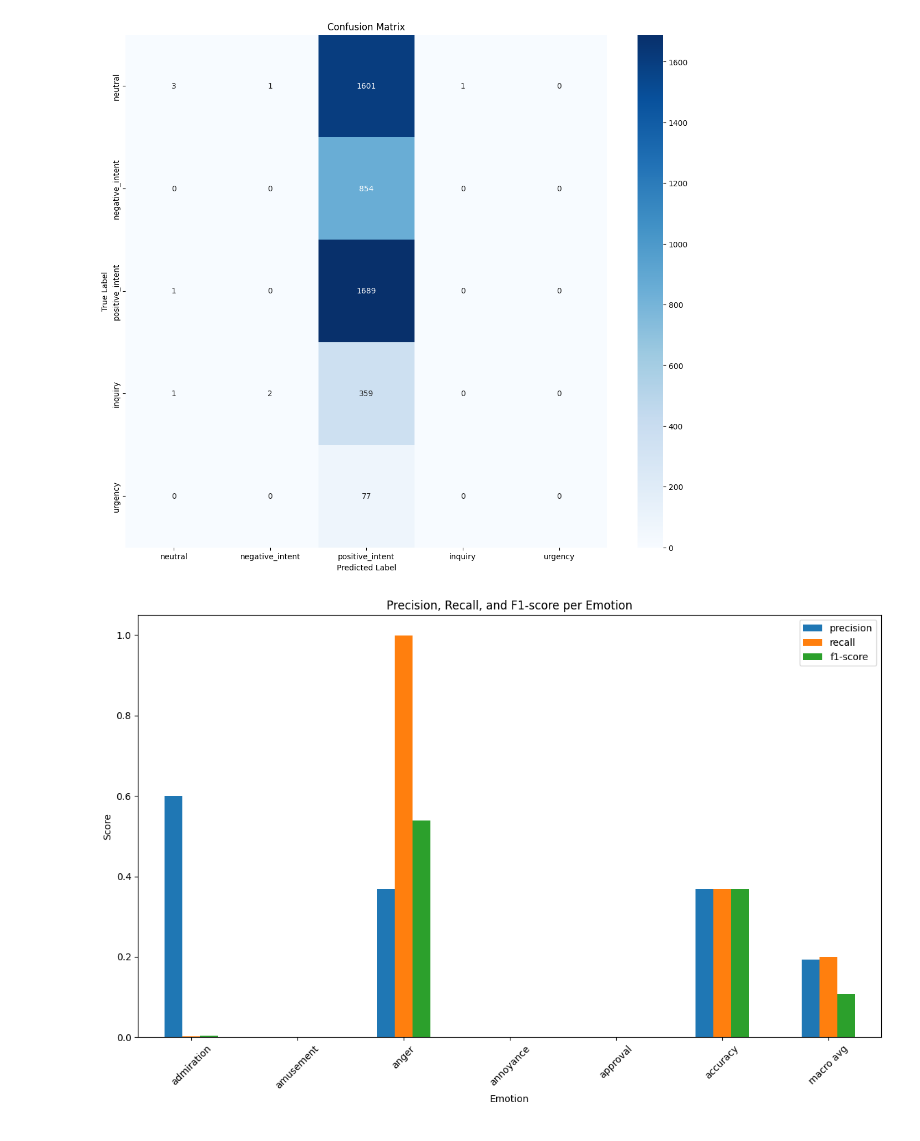
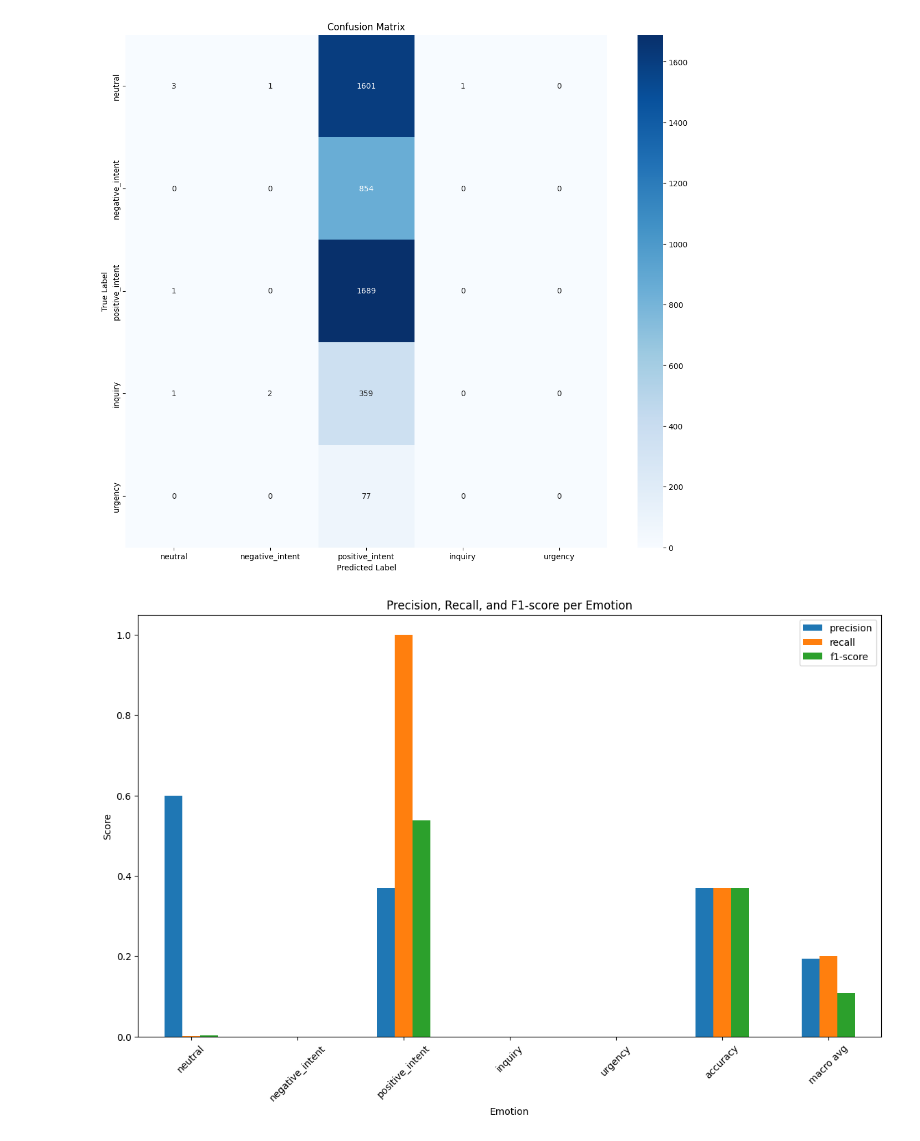
Before and after one commit to rgap/NMA-GoEmotions-Project, a Jupyter notebook: notebooks/model_testing/3_model_testing_bertClassifier_5classes_newmapping.ipynb, the cells around one changed output. Cells and saved outputs as stored; diff of their text form; code cells hidden in the pictures.

Commit message:
new mapping with unbalance fix

```diff
--- a/notebooks/model_testing/3_model_testing_bertClassifier_5classes_newmapping.ipynb
+++ b/notebooks/model_testing/3_model_testing_bertClassifier_5classes_newmapping.ipynb
@@ -9,16 +9,6 @@ import numpy as np
 import pandas as pd
 import torch
 from transformers import BertTokenizer
-
-# Map the new labels to their original emotion names
-emotions_dict = {
-    0: "admiration", 1: "amusement", 2: "anger", 3: "annoyance", 4: "approval",
-    5: "caring", 6: "confusion", 7: "curiosity", 8: "desire", 9: "disappointment",
-    10: "disapproval", 11: "disgust", 12: "embarrassment", 13: "excitement", 14: "fear",
-    15: "gratitude", 16: "grief", 17: "joy", 18: "love", 19: "nervousness",
-    20: "optimism", 21: "pride", 22: "realization", 23: "relief", 24: "remorse",
-    25: "sadness", 26: "surprise", 27: "neutral"
-}
 
 def load_data(data_url):
     return pd.read_csv(data_url, sep='\t')
@@ -32,6 +22,14 @@ def preprocess_data(data):
     return data
 
 def map_emotions(data):
+    emotions_dict = {
+        0: "admiration", 1: "amusement", 2: "anger", 3: "annoyance", 4: "approval",
+        5: "caring", 6: "confusion", 7: "curiosity", 8: "desire", 9: "disappointment",
+        10: "disapproval", 11: "disgust", 12: "embarrassment", 13: "excitement", 14: "fear",
+        15: "gratitude", 16: "grief", 17: "joy", 18: "love", 19: "nervousness",
+        20: "optimism", 21: "pride", 22: "realization", 23: "relief", 24: "remorse",
+        25: "sadness", 26: "surprise", 27: "neutral"
+    }
     emotion_mapping = {
         "admiration": "positive_intent", "amusement": "positive_intent", "anger": "negative_intent", "annoyance": "negative_intent",
         "approval": "positive_intent", "caring": "positive_intent", "confusion": "inquiry", "curiosity": "inquiry",
@@ -51,8 +49,9 @@ def map_emotions(data):
     data['emotion'] = data['emotion'].apply(map_emotion)
     return data
 
-def sample_data(data, fraction=0.1):
-    return data.groupby('emotion', group_keys=False).apply(lambda x: x.sample(frac=fraction)).reset_index(drop=True)
+def sample_data(data, fraction=1.0):
+    sampled = data.groupby('emotion').sample(frac=fraction, replace=False)
+    return sampled.reset_index(drop=True)
 
 def tokenize_data(comments):
     # Tokenize using the BERT tokenizer
@@ -76,6 +75,10 @@ X_test = test_tokenized_comments['input_ids']
 attention_masks_test = test_tokenized_comments['attention_mask']
 y_test = torch.tensor(sampled_test_data['emotion'].values)
 
+category_to_int_mapping = {
+    0: "neutral", 1: "negative_intent", 2: "positive_intent", 3: "inquiry", 4: "urgency"
+}
+
 print()
 print("X_test shape:", X_test.shape)
 print("y_test shape:", y_test.shape)
@@ -192,22 +181,22 @@ plt.show();
 # %%
 # Evaluate the model
 from sklearn.metrics import classification_report
 
 # Evaluate the model
-report = classification_report(y_test, predictions, target_names=[emotions_dict[i] for i in range(5)], output_dict=True)
+report = classification_report(y_test, predictions, target_names=[category_to_int_mapping[i] for i in range(5)], output_dict=True)
 
 # Extracting precision, recall, and f1-score
 metrics = pd.DataFrame(report).transpose().iloc[:-1, :3]  # Excluding 'accuracy' and focusing on precision, recall, f1-score
 
 # Plotting precision, recall, and f1-score
 metrics.plot(kind='bar', figsize=(14, 8))
 plt.title('Precision, Recall, and F1-score per Emotion')
 plt.xlabel('Emotion')
 plt.ylabel('Score')
 plt.xticks(rotation=45)
 plt.show();
 # %% [output]
-[figure, old version]
+[figure, new version]
 # %%
 from sklearn.metrics import precision_recall_curve, average_precision_score
 
```
Also changed, not shown: parts of 2 cells of this notebook, 16 other files.
